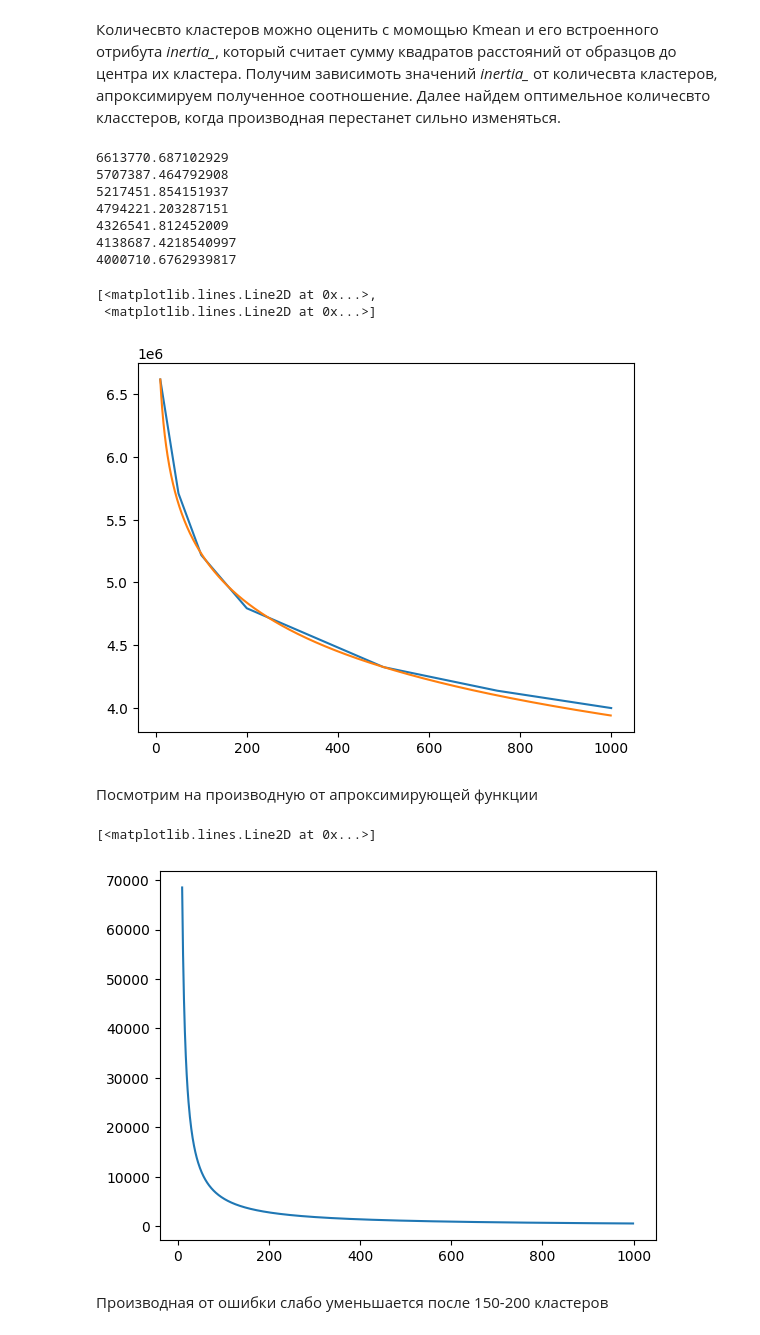
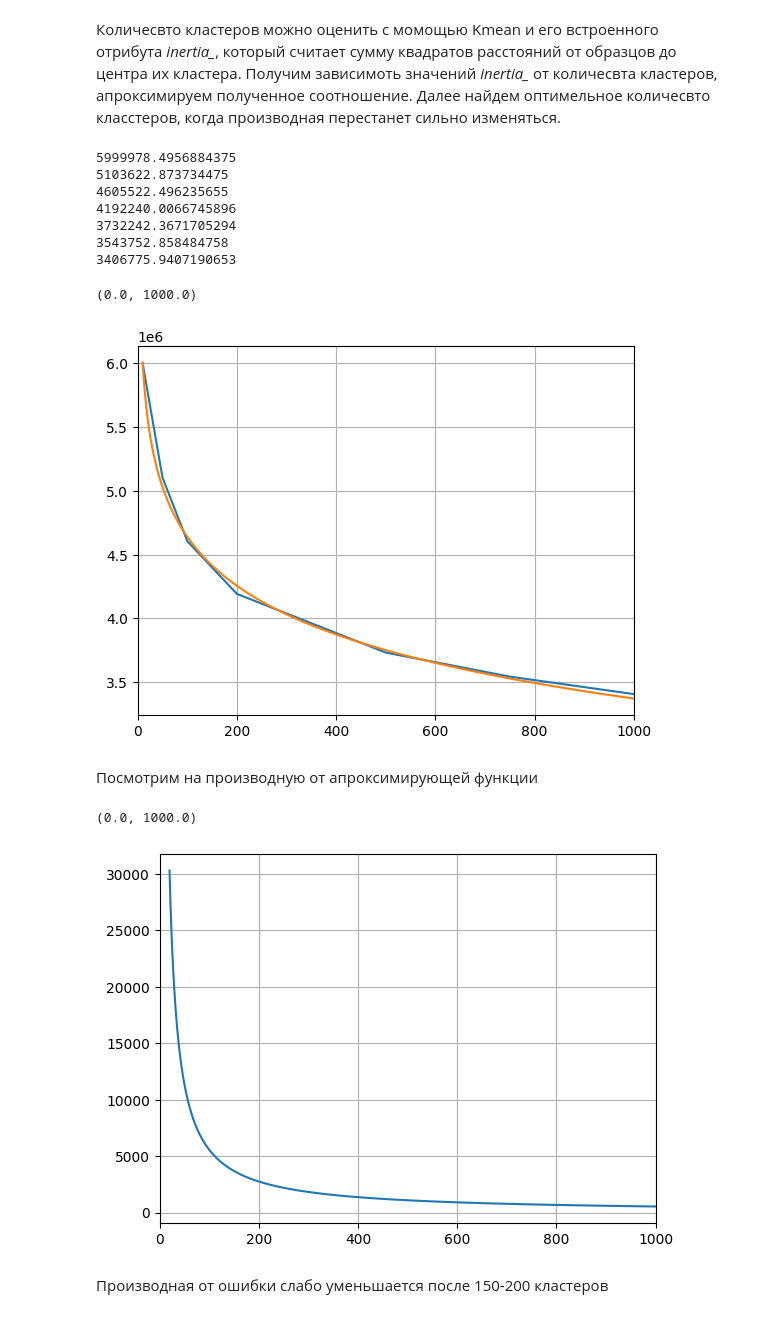
Before and after one commit to raphael12/Matching, a Jupyter notebook: Matching.ipynb, the cells around one changed output. Drawn from its saved outputs; the diff is of its cells as text; code cells hidden in the pictures.

```diff
--- a/Matching.ipynb
+++ b/Matching.ipynb
@@ -142,0 +156,11 @@ df_validation_answer.head()
+# %%
+multi_index_base.index = df_base.index
+multi_index_train.index = df_train.index
+# %%
+df_base1 = pd.concat([df_base, multi_index_base], axis = 1)
+df_train1 = pd.concat([df_train, multi_index_train], axis = 1)
+# %%
+scale = StandardScaler()
+base_scaled = scale.fit_transform(df_base1)
+train_scaled = scale.transform(df_train1)
+#validation_scaled = scale.transform(df_validation)
@@ -146,37 +187,38 @@ df_validation_answer.head()
 Количесвто кластеров можно оценить с момощью Kmean и его встроенного отрибута *inertia_*, который считает сумму квадратов расстояний от образцов до центра их кластера. Получим зависимоть значений *inertia_* от количесвта кластеров, апроксимируем полученное соотношение. Далее найдем оптимельное количесвто класстеров, когда производная перестанет сильно изменяться.
 # %%
 err = []
-scale = StandardScaler() #масштабирование не влияет на оценку числа кластеров.
-data_scaled = scale.fit_transform(df_base[:100000])
 n_clusters = [10, 50, 100, 200, 500, 750, 1000]
 for i in n_clusters:
     kmeans = KMeans(n_clusters = i, init='k-means++', n_init=5, random_state=42)
-    kmeans.fit(data_scaled)
+    kmeans.fit(base_scaled[:100000])
     print(kmeans.inertia_)
     err.append(kmeans.inertia_)
 # %% [output]
-6613770.687102929
-5707387.464792908
-5217451.854151937
-4794221.203287151
-4326541.812452009
-4138687.4218540997
-4000710.6762939817
+5999978.4956884375
+5103622.873734475
+4605522.496235655
+4192240.0066745896
+3732242.3671705294
+3543752.858484758
+3406775.9407190653
 # %%
-apoc_func = lambda x: 7.77509E6-5.55170662866E5*np.log(x-1.89531)
+apoc_func = lambda x: 7.14475E6-5.46356E5*np.log(x-1.97824)
 plt.plot(n_clusters, err, [i for i in range(10, 1000)], [apoc_func(i) for i in range(10, 1000)])
+plt.grid()
+plt.xlim(0, 1000)
 # %% [output]
-[<matplotlib.lines.Line2D at 0x...>,
- <matplotlib.lines.Line2D at 0x...>]
+(0.0, 1000.0)
-[figure, old version]
+[figure, new version]
 # %% [markdown]
 Посмотрим на производную от апроксимирующей функции
 # %%
-prime_func = lambda x: -5.55170662866E5/(x-1.89531)
-plt.plot([i for i in range(10, 1000)], [abs(prime_func(i)) for i in range(10, 1000)])
+prime_func = lambda x: -5.46356E5/(x-1.97824)
+plt.plot([i for i in range(20, 1000)], [abs(prime_func(i)) for i in range(20, 1000)])
+plt.grid()
+plt.xlim(0, 1000)
 # %% [output]
-[<matplotlib.lines.Line2D at 0x...>]
+(0.0, 1000.0)
-[figure, old version]
+[figure, new version]
 # %% [markdown]
 Производная от ошибки слабо уменьшается после 150-200 кластеров
 # %%
```
Also changed, not shown: parts of 67 cells of this notebook.
